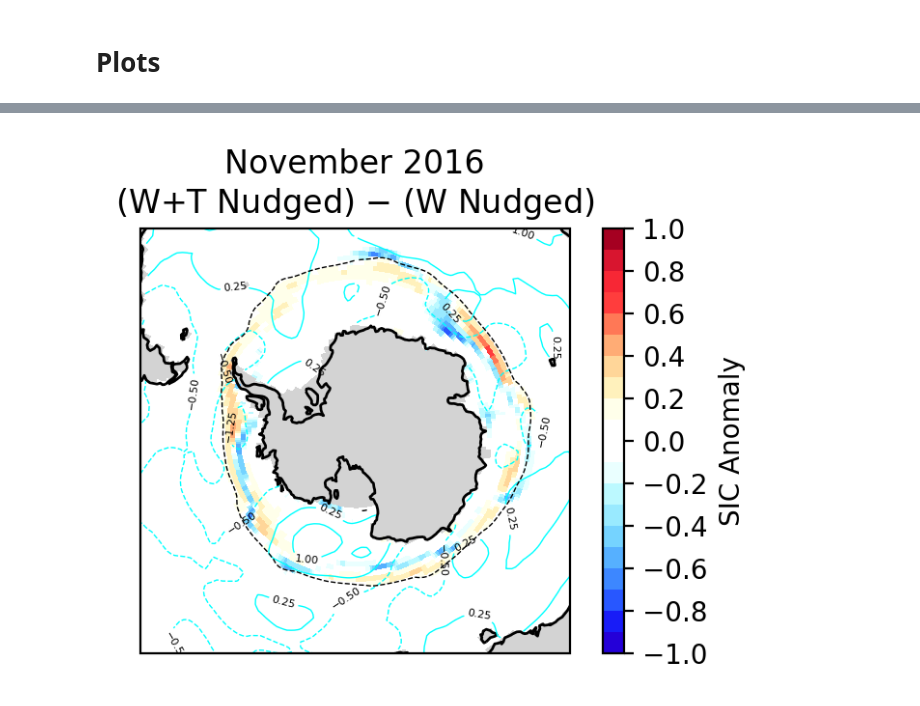
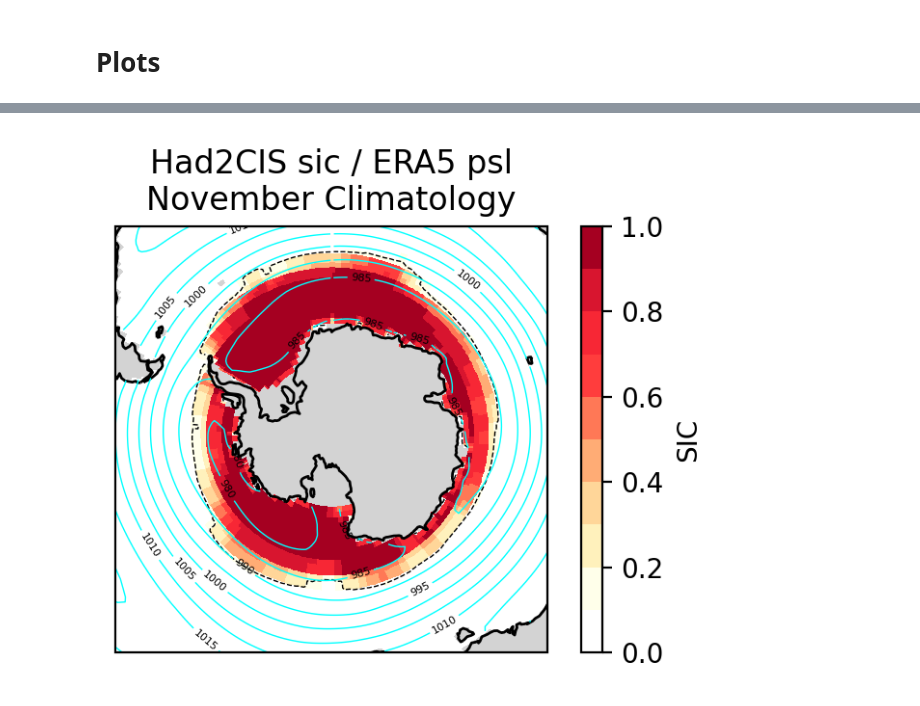
Before and after one commit to bobby-payne/icepack, a Jupyter notebook: Spatial Plots.ipynb, the cells around one changed output, grey strips where cells are left out. Cells and saved outputs as stored; diff of their text form; code cells hidden in the pictures.

Commit message:
revamp to use icepy.splot module

```diff
--- a/Spatial Plots.ipynb
+++ b/Spatial Plots.ipynb
@@ -44,8 +45,9 @@ psl_ERA5['psl'] = psl_ERA5['psl'].where(~np.isnan(mask.mask), other=np.nan)
 
 # calculate anomalies
 sic_anom_Had2CIS = remove_trend(sic_Had2CIS,'SICN',method=method,ref_period=daterange)
+sic_clim_Had2CIS = get_climatology(sic_Had2CIS,var='SICN',ref_period=daterange_clim)
 psl_anom_ERA5 = remove_trend(psl_ERA5,'psl',method=method,ref_period=daterange)
-sic_clim_Had2CIS = get_climatology(sic_Had2CIS,var='SICN',ref_period=daterange_clim)
+psl_clim_ERA5 = get_climatology(psl_ERA5,var='psl',ref_period=daterange_clim)
 # %%
 sic_path = "../data/model/CanESM5/nudge/winds_195001-202112/sic_1x1/siconc_SImon_CanESM5_01_historical_r1i1p1f1_gn_195001-202112_1x1.nc"
 psl_path = "../data/model/CanESM5/nudge/winds_195001-202112/psl_1x1/psl_Amon_CanESM5-rsk2052-01_historical_r1i1p1f1_gn_195001-202112_1x1.nc"
@@ -278,4 +127,0 @@ fieldplot(sic_anom_CanESM5_1950full,psl_CanESM5_1950full,climdata=sic_clim_CanES
-# %%
-fieldplot(sic_anom_CanESM5_1950full-sic_anom_CanESM5_1950,psl_CanESM5_1950full-psl_CanESM5_1950,climdata=sic_clim_CanESM5_1950,psllevels=np.arange(-5,5,.75),month=month,year=year,title=title+"\n(W+T Nudged) $-$ (W Nudged)")
-# %% [output]
-[figure, removed]
@@ -285,0 +128,16 @@ fieldplot(sic_anom_CanESM5_1950full-sic_anom_CanESM5_1950,psl_CanESM5_1950full-p
+# %%
+fig, ax = plt.subplots(ncols=1,nrows=1,figsize=(4,3),facecolor='white',dpi=200,subplot_kw={'projection':ccrs.Orthographic(central_latitude=-90., central_longitude=0.0)})
+ax.coastlines()
+
+# icepy functions
+set_extent(ax)
+add_sic(ax, sic_clim_Had2CIS, anom=False, month=11, year=None)
+add_ice_edge(ax, sic_clim_Had2CIS, month=11)
+add_psl(ax, psl_clim_ERA5, month=11)
+
+ax.set_title("Had2CIS sic / ERA5 psl\nNovember Climatology")
+
+plt.tight_layout()
+plt.show()
+# %% [output]
+[figure, added]
```
Also changed, not shown: parts of 12 cells of this notebook.
